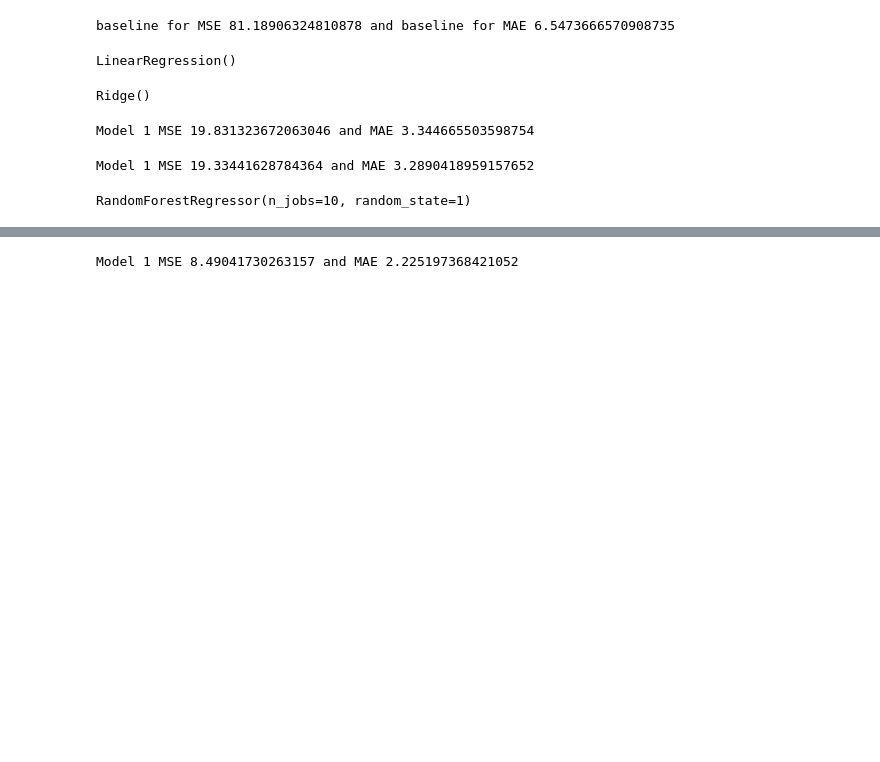
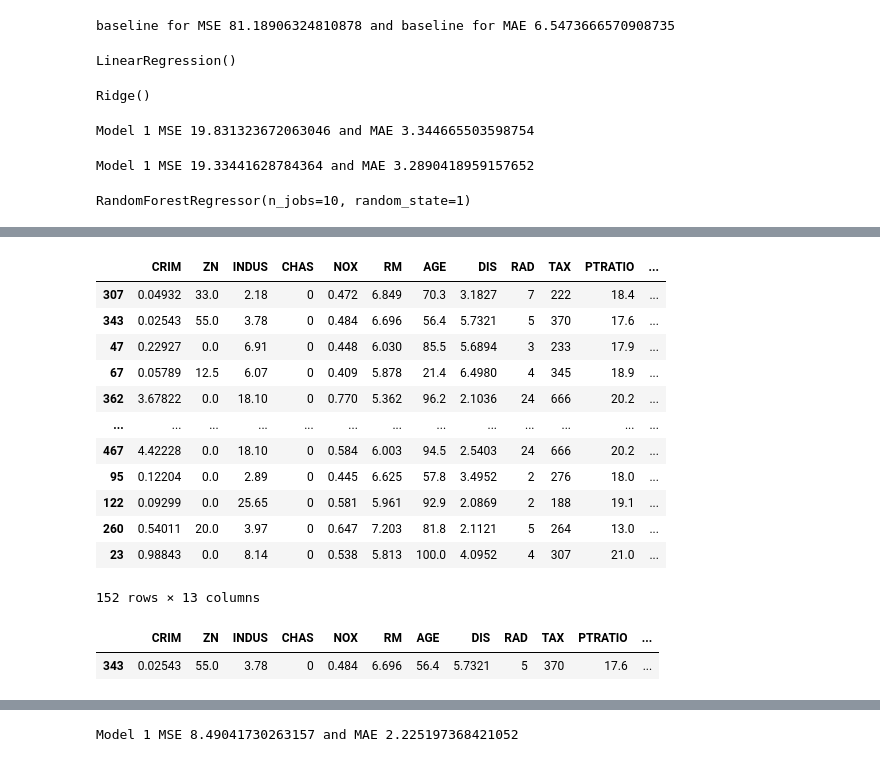
Before and after one commit to Dannysesi/Data_Science-learning, a Jupyter notebook: final year project/projectDA.ipynb, the cells around one changed output, grey strips where cells are left out. Drawn from its saved outputs; the diff is of its cells as text; code cells hidden in the pictures; blank space fills up the shorter version.

```diff
--- a/final year project/projectDA.ipynb
+++ b/final year project/projectDA.ipynb
@@ -132,0 +139,16 @@ Model 1 MSE 8.49041730263157 and MAE 2.225197368421052
+# %%
+X_test
+# %% [output]
+|  | CRIM | ZN | INDUS | CHAS | NOX | RM | AGE | DIS | RAD | TAX | PTRATIO | ... |
+| 307 | 0.04932 | 33.0 | 2.18 | 0 | 0.472 | 6.849 | 70.3 | 3.1827 | 7 | 222 | 18.4 | ... |
+| 343 | 0.02543 | 55.0 | 3.78 | 0 | 0.484 | 6.696 | 56.4 | 5.7321 | 5 | 370 | 17.6 | ... |
+| 47 | 0.22927 | 0.0 | 6.91 | 0 | 0.448 | 6.030 | 85.5 | 5.6894 | 3 | 233 | 17.9 | ... |
+| 67 | 0.05789 | 12.5 | 6.07 | 0 | 0.409 | 5.878 | 21.4 | 6.4980 | 4 | 345 | 18.9 | ... |
+| 362 | 3.67822 | 0.0 | 18.10 | 0 | 0.770 | 5.362 | 96.2 | 2.1036 | 24 | 666 | 20.2 | ... |
+| ... | ... | ... | ... | ... | ... | ... | ... | ... | ... | ... | ... | ... |
+| 467 | 4.42228 | 0.0 | 18.10 | 0 | 0.584 | 6.003 | 94.5 | 2.5403 | 24 | 666 | 20.2 | ... |
+| 95 | 0.12204 | 0.0 | 2.89 | 0 | 0.445 | 6.625 | 57.8 | 3.4952 | 2 | 276 | 18.0 | ... |
+| 122 | 0.09299 | 0.0 | 25.65 | 0 | 0.581 | 5.961 | 92.9 | 2.0869 | 2 | 188 | 19.1 | ... |
+| 260 | 0.54011 | 20.0 | 3.97 | 0 | 0.647 | 7.203 | 81.8 | 2.1121 | 5 | 264 | 13.0 | ... |
+| 23 | 0.98843 | 0.0 | 8.14 | 0 | 0.538 | 5.813 | 100.0 | 4.0952 | 4 | 307 | 21.0 | ... |
+152 rows × 13 columns
@@ -132,0 +157,5 @@ Model 1 MSE 8.49041730263157 and MAE 2.225197368421052
+# %%
+ddd
+# %% [output]
+|  | CRIM | ZN | INDUS | CHAS | NOX | RM | AGE | DIS | RAD | TAX | PTRATIO | ... |
+| 343 | 0.02543 | 55.0 | 3.78 | 0 | 0.484 | 6.696 | 56.4 | 5.7321 | 5 | 370 | 17.6 | ... |
```
Also changed, not shown: parts of 10 cells of this notebook, 1 other file.
